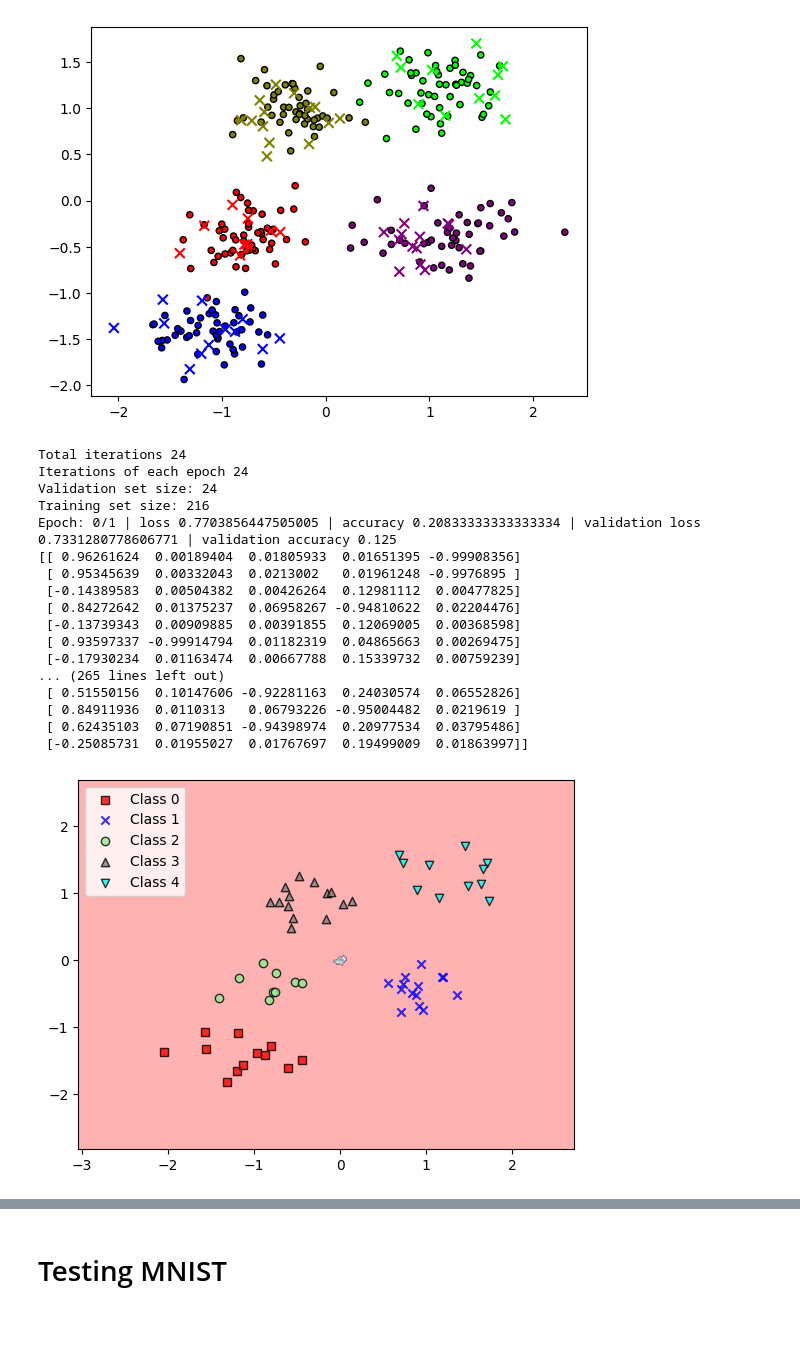
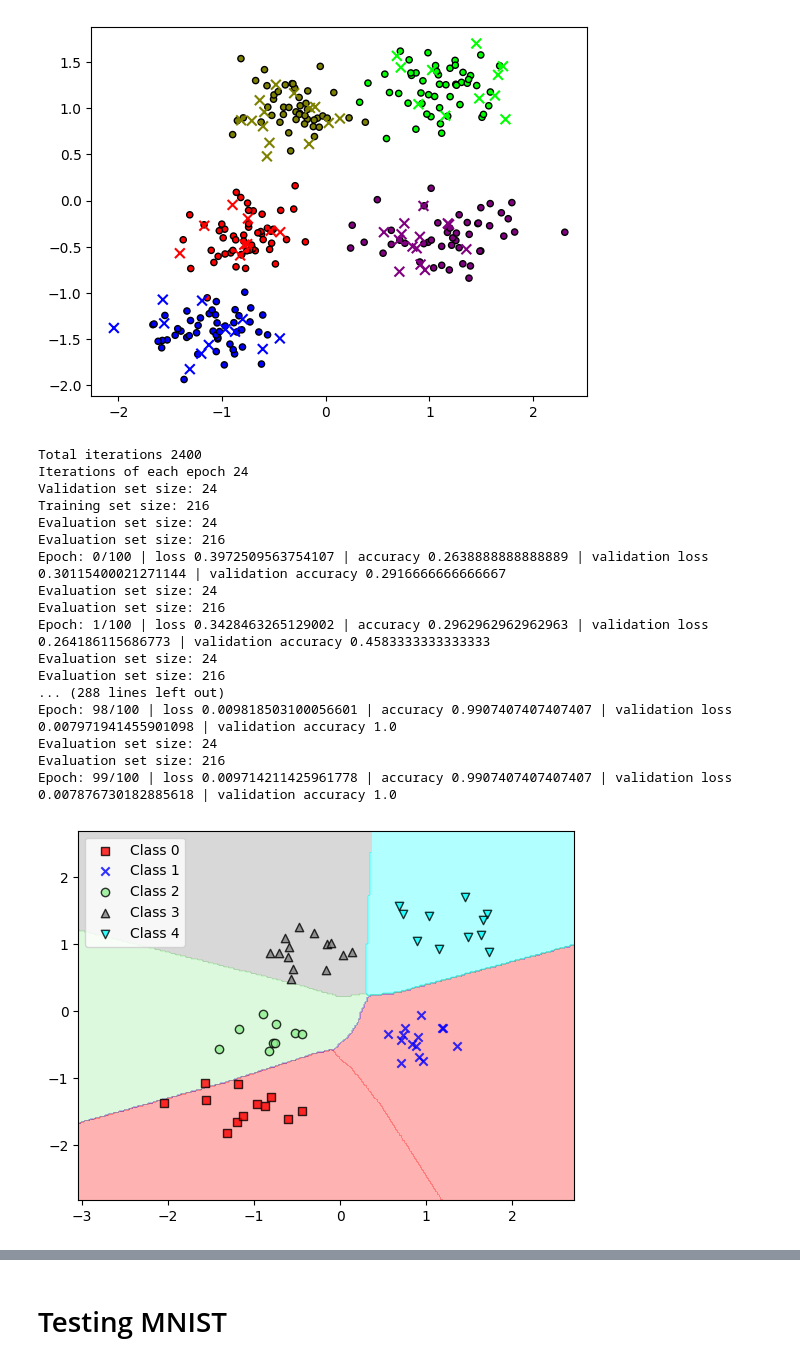
Before and after one commit to RaLLy08/scratch-mlp, a Jupyter notebook: python/mlp.ipynb, the cells around one changed output, grey strips where cells are left out. Saved outputs shown, nothing was run; the diff lists cells and outputs as text; code cells hidden in the pictures; blank space fills up the shorter version.

```diff
--- a/python/mlp.ipynb
+++ b/python/mlp.ipynb
@@ -576,28 +574,28 @@ mlp_n_class.add(LayerDense(n_dimensions, 16, LayerDense.relu))
 mlp_n_class.add(LayerDense(16, 8, LayerDense.relu))
 mlp_n_class.add(LayerDense(8, n_classes, LayerDense.softmax))
 # %%
-mlp_n_class.fit(X_train, y_train, 0.01, 1, 10)
+mlp_n_class.fit(X_train, y_train, 0.01, 100, 10)
 
 plot_decision_boundary_one_hot(mlp_n_class, X_test, y_test, 0.02)
 # %% [output]
-Total iterations 24
+Total iterations 2400
 Iterations of each epoch 24
 Validation set size: 24
 Training set size: 216
-Epoch: 0/1 | loss 0.7703856447505005 | accuracy 0.20833333333333334 | validation loss 0.7331280778606771 | validation accuracy 0.125
-[[ 0.96261624  0.00189404  0.01805933  0.01651395 -0.99908356]
- [ 0.95345639  0.00332043  0.0213002   0.01961248 -0.9976895 ]
- [-0.14389583  0.00504382  0.00426264  0.12981112  0.00477825]
- [ 0.84272642  0.01375237  0.06958267 -0.94810622  0.02204476]
- [-0.13739343  0.00909885  0.00391855  0.12069005  0.00368598]
- [ 0.93597337 -0.99914794  0.01182319  0.04865663  0.00269475]
- [-0.17930234  0.01163474  0.00667788  0.15339732  0.00759239]
-... (265 lines left out)
- [ 0.51550156  0.10147606 -0.92281163  0.24030574  0.06552826]
- [ 0.84911936  0.0110313   0.06793226 -0.95004482  0.0219619 ]
- [ 0.62435103  0.07190851 -0.94398974  0.20977534  0.03795486]
- [-0.25085731  0.01955027  0.01767697  0.19499009  0.01863997]]
+Evaluation set size: 24
+Evaluation set size: 216
+Epoch: 0/100 | loss 0.3972509563754107 | accuracy 0.2638888888888889 | validation loss 0.30115400021271144 | validation accuracy 0.2916666666666667
+Evaluation set size: 24
+Evaluation set size: 216
+Epoch: 1/100 | loss 0.3428463265129002 | accuracy 0.2962962962962963 | validation loss 0.264186115686773 | validation accuracy 0.4583333333333333
+Evaluation set size: 24
+Evaluation set size: 216
+... (288 lines left out)
+Epoch: 98/100 | loss 0.009818503100056601 | accuracy 0.9907407407407407 | validation loss 0.007971941455901098 | validation accuracy 1.0
+Evaluation set size: 24
+Evaluation set size: 216
+Epoch: 99/100 | loss 0.009714211425961778 | accuracy 0.9907407407407407 | validation loss 0.007876730182885618 | validation accuracy 1.0
-[figure, old version]
+[figure, new version]
 # %%
 mlp_n_class.evaluate(X_test, y_test)
 # %% [output]
```
Also changed, not shown: parts of 15 cells of this notebook, 1 other file.
